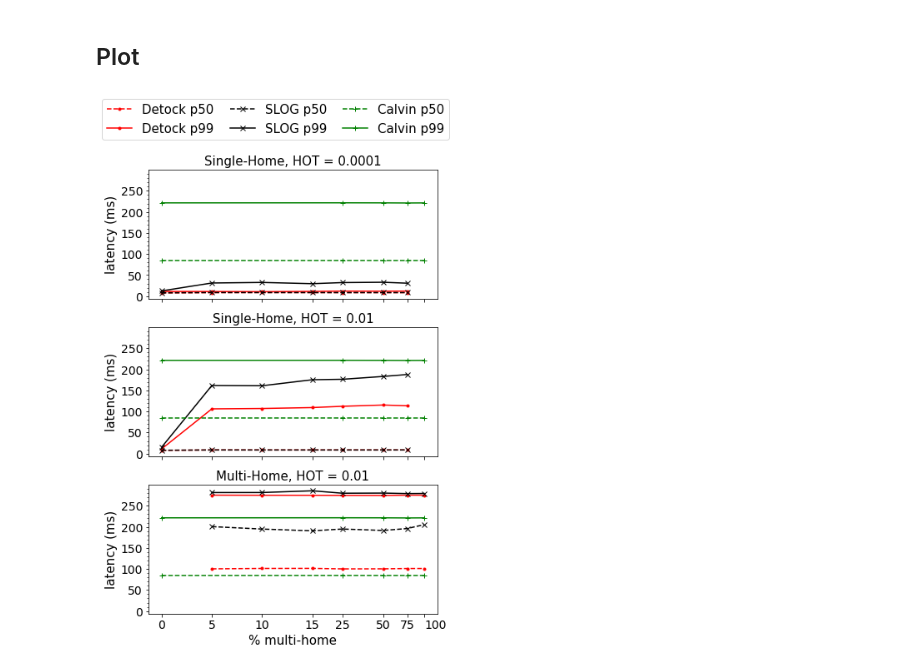
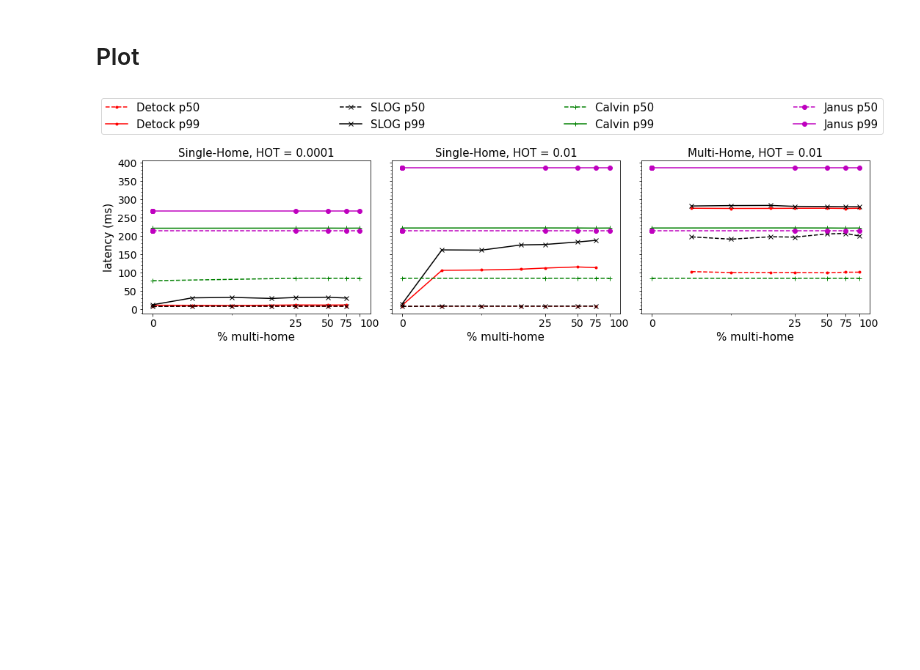
Before and after one commit to umd-dslam/DetockAnalysis, a Jupyter notebook: 1-Microbenchmark.ipynb, the cells around one changed output. Cells and saved outputs as stored; diff of their text form; code cells hidden in the pictures; blank space fills up the shorter version.

```diff
--- a/1-Microbenchmark.ipynb
+++ b/1-Microbenchmark.ipynb
@@ -24,6 +13,7 @@ To adjust logging level use sc.setLogLevel(newLevel). For SparkR, use setLogLeve
 %autoreload 2
 
 import numpy as np
+import matplotlib
 import matplotlib.pyplot as plt
 import multiprocessing.pool
 import pandas as pd
@@ -43,6 +33,8 @@ plt.rc('axes', labelsize=15, titlesize=15)
 plt.rc('xtick', labelsize=14)
 plt.rc('ytick', labelsize=14)
 plt.rc('legend', fontsize=15)
+matplotlib.rcParams['pdf.fonttype'] = 42
+matplotlib.rcParams['ps.fonttype'] = 42
 # %% [markdown]
 # Throughput
 # %%
@@ -135,6 +126,7 @@ configs = [
     "baseline.conf",
     "baselinex.conf",
     "calvin.conf",
+    "janus.conf"
 ]
 
 mp_pcts = sorted(throughput_df["wl:mp"].unique())
@@ -149,9 +141,10 @@ config_to_label = {
     'ddr_only.conf': 'Detock (w/o opportunistic ordering)',
     'ddr_ts.conf': 'Detock',
     "calvin.conf": 'Calvin',
+    "janus.conf": 'Janus',
 }
 
-pc = cycler(linestyle=['-', ':', '--', (0, (5, 8)), '-.']) + cycler(color=["red", "blue", "k", "dimgray", "g"])
+pc = cycler(linestyle=['-', ':', '--', (0, (5, 8)), '-.', '-.']) + cycler(color=["red", "blue", "k", "dimgray", "g", "m"])
 for ax_r in axes:
     for ax in ax_r:
         ax.set_prop_cycle(pc)
@@ -201,5 +194,5 @@ fig.tight_layout()
 fig.legend(bbox_to_anchor=(0, 1, 1, 0), loc='lower left', mode='expand', ncol=3)
 
 fig.savefig('output/micro-throughput.pdf', bbox_inches='tight')
-fig.savefig('output/micro-throughput.png', bbox_inches='tight')
+fig.savefig('output/micro-throughput.jpg', bbox_inches='tight')
 # %% [output]
@@ -461,9 +453,9 @@ def plot_one_latency(df, label, config, hot, mp_pct, mh_pcts, ax):
 
 def plot_latency(
     df,
-    mp_pcts=[0, 50, 100],
-    mh_pcts=[0, 5, 10, 15, 25, 50, 75, 100],
-    hots=[10000, 100],
+    mp_pcts,
+    mh_pcts,
+    hots,
     figsize=(11, 7),
     legend=True,
     fig_axes=None,
@@ -487,11 +479,6 @@ def plot_latency(
         fig, axes = plt.subplots(len(hots), len(mp_pcts), figsize=figsize, sharey=True)
         axes = np.array(axes).reshape((len(hots), len(mp_pcts)))
 
-    pc = (cycler(color='rkgb') + cycler(marker=['.', 'x', '+', 'o'])) * cycler(linestyle=['--', '-'])
-    for ax_r in axes:
-        for ax in ax_r:
-            ax.set_prop_cycle(pc)
-
     for i, config in enumerate(configs):
         for r, hot in enumerate(hots):
             for c, mp_pct in enumerate(mp_pcts):
@@ -522,58 +509,102 @@ config_to_label = {
     'baseline.conf': 'SLOG',
     # 'ddr_only.conf': 'Detock w.o OO',
     'calvin.conf': "Calvin",
+    'janus.conf': "Janus",
 }
 
-fig, axes = plt.subplots(3, 1, figsize=(6, 8.5), sharex=True, sharey=True)
+fig, axes = plt.subplots(1, 3, figsize=(15, 4), sharex=True, sharey=True)
 axes = np.array(axes).reshape((3, 1))
 
+pc = (cycler(color='rkgm') + cycler(marker=['.', 'x', '+', 'o'])) * cycler(linestyle=['--', '-'])
+for ax_r in axes:
+    for ax in ax_r:
+        ax.set_prop_cycle(pc)
+
+# Single-home for Detock and SLOG
 plot_latency(
     latency_pct_sh_df,
     mp_pcts=[100],
     mh_pcts=[0, 5, 10, 15, 25, 50, 75],
+    hots=[10000, 100],
     figsize=(6, 6),
     legend=False,
     fig_axes=(fig, axes),
 )
 
+# Multi-home for Detock and SLOG
 for config in configs:
     plot_one_latency(
         latency_pct_mh_df,
         label=label,
         config=config,
         hot=100,
         mp_pct=100,
         mh_pcts=[5, 10, 15, 25, 50, 75, 100],
         ax=axes[2, 0],
     )
 
-first = True
-for i in range(3):
-    label = '_nolegend_' if not first else config_to_label["calvin.conf"] + ' {}'
+# Low-contention for Calvin
+plot_one_latency(
+    latency_pct_sh_df,
+    label=config_to_label["calvin.conf"] + ' {}',
+    config="calvin.conf",
+    hot=10000,
+    mp_pct=100,
+    mh_pcts=[0, 25, 50, 75, 100],
+    ax=axes[0, 0],
+)
+
+# High-contention for Calvin
+for i in range(1, 3):
     plot_one_latency(
         latency_pct_sh_df,
-        label=label,
+        label='_nolegend_',
         config="calvin.conf",
         hot=100,
         mp_pct=100,
-        mh_pcts=[0, 5, 10, 15, 25, 50, 75, 100],
+        mh_pcts=[0, 25, 50, 75, 100],
+        ax=axes[i, 0],
+    )
+
+# Low-contention for Janus
+plot_one_latency(
+    latency_pct_janus_df,
+    label=config_to_label["janus.conf"] + ' {}',
+    config="janus.conf",
+    hot=10000,
+    mp_pct=100,
+    mh_pcts=[0, 25, 50, 75, 100],
+    ax=axes[0, 0],
+)
+
+for i in range(1, 3):
+    plot_one_latency(
+        latency_pct_janus_df,
+        label='_nolegend_',
+        config="janus.conf",
+        hot=100,
+        mp_pct=100,
+        mh_pcts=[0, 25, 50, 75, 100],
         ax=axes[i, 0],
     )
     first = False
 
-
 axes[0, 0].set_title("Single-Home, HOT = 0.0001")
-axes[0, 0].set_xlabel(None)
+# axes[0, 0].set_xlabel(None)
+last_tick_label = axes[0, 0].xaxis.get_majorticklabels()[-1]
+last_tick_label.set_horizontalalignment("left")
 axes[1, 0].set_title("Single-Home, HOT = 0.01")
-axes[1, 0].set_xlabel(None)
+# axes[1, 0].set_xlabel(None)
+last_tick_label = axes[1, 0].xaxis.get_majorticklabels()[-1]
+last_tick_label.set_horizontalalignment("left")
 axes[2, 0].set_title("Multi-Home, HOT = 0.01")
 last_tick_label = axes[2, 0].xaxis.get_majorticklabels()[-1]
 last_tick_label.set_horizontalalignment("left")
 
 
-fig.legend(bbox_to_anchor=(0, 1, 1, 0), mode='expand', ncol=3, loc='lower left')
+fig.legend(bbox_to_anchor=(0, 1, 1, 0), mode='expand', ncol=4, loc='lower left')
 fig.tight_layout()
-fig.savefig('output/micro-latency.pdf', bbox_inches='tight')
-fig.savefig('output/micro-latency.png', bbox_inches='tight')
+fig.savefig('output/micro-latency-2.pdf', bbox_inches='tight')
+fig.savefig('output/micro-latency-2.jpg', bbox_inches='tight')
 # %% [output]
-[figure, old version]
+[figure, new version]
```
Also changed, not shown: parts of 8 cells of this notebook, 20 other files.
